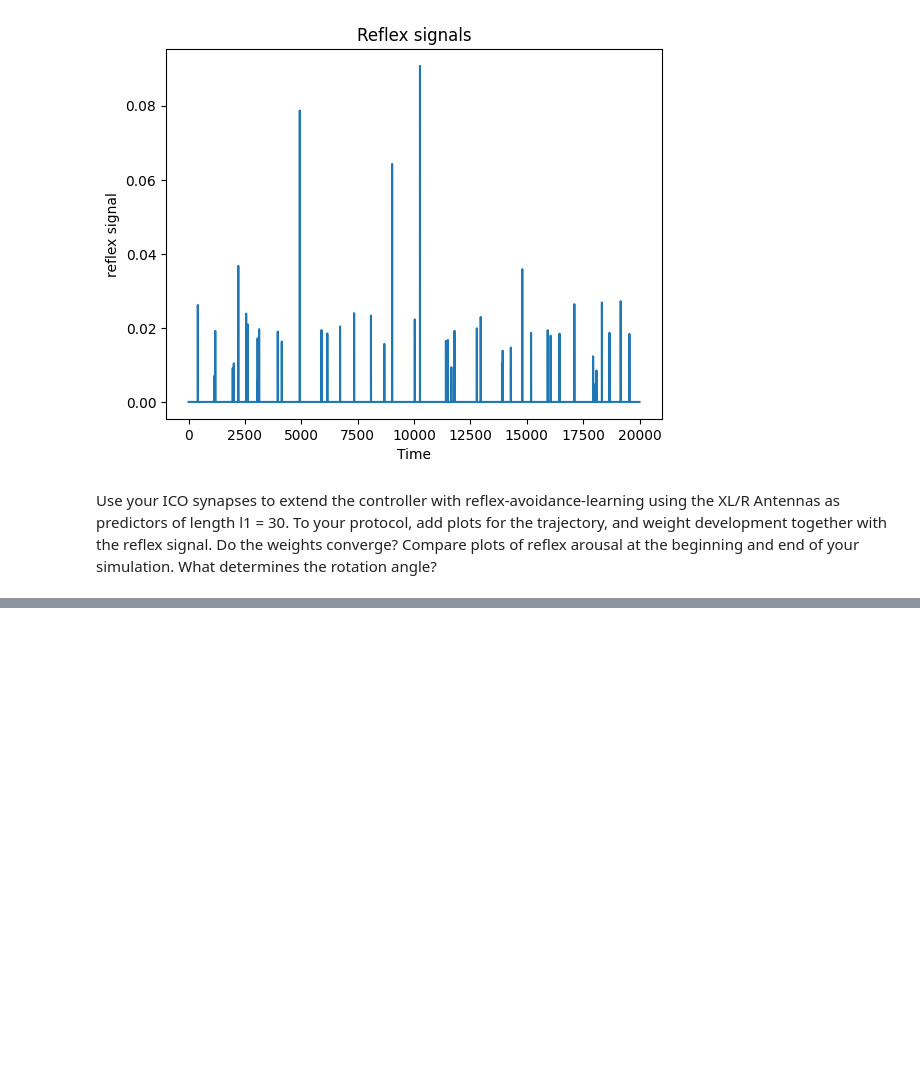
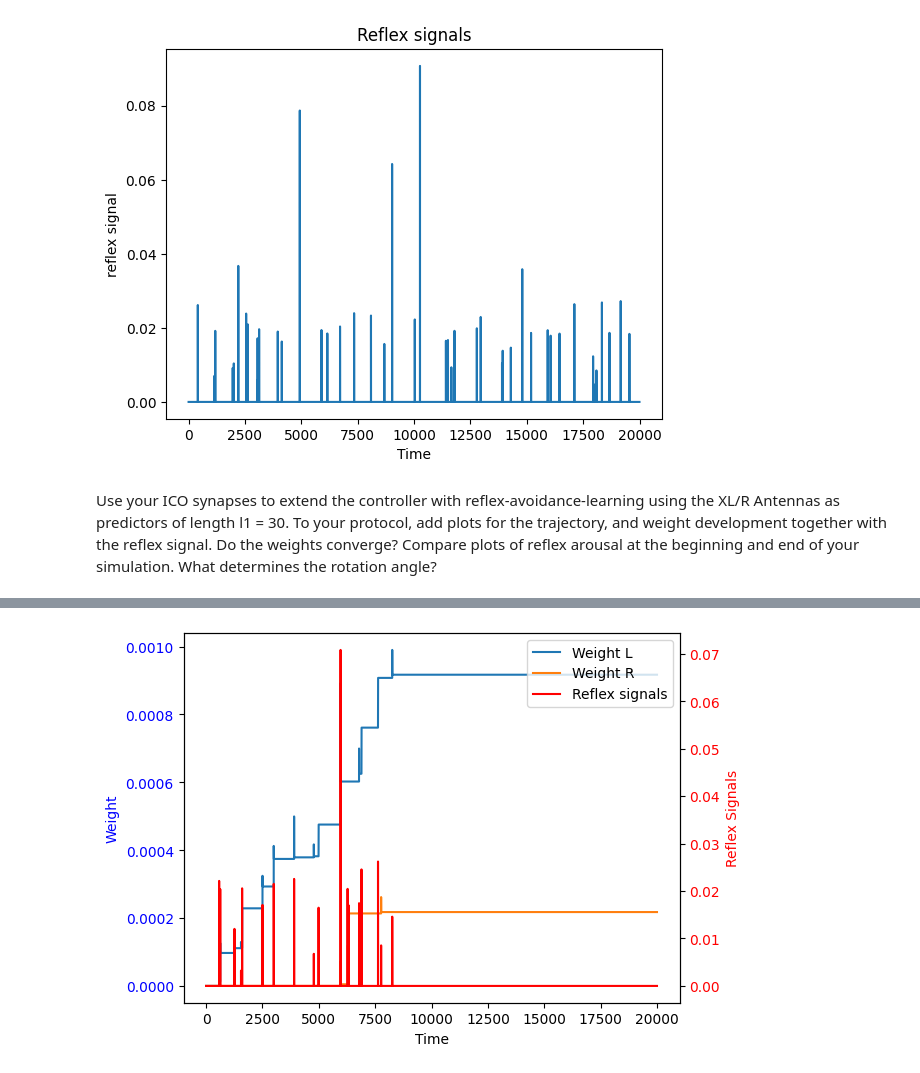
Before and after one commit to corinnawegner/CNS-SS2425, a Jupyter notebook: Assignment 2/2_4_wegner.ipynb, the cells around one changed output, grey strips where cells are left out. Cells and saved outputs as stored; diff of their text form; code cells hidden in the pictures; blank space fills up the shorter version.

```diff
--- a/Assignment 2/2_4_wegner.ipynb
+++ b/Assignment 2/2_4_wegner.ipynb
@@ -132,0 +304,24 @@ l_1 = 30
+# %%
+# Plot the primary y-axis data
+fig, ax1 = plt.subplots()
+
+# Plot Weight L and Weight R on the primary y-axis
+ax1.plot(list_t, list_weight_L, label="Weight L")
+ax1.plot(list_t, list_weight_R, label="Weight R")
+ax1.set_xlabel("Time")
+ax1.set_ylabel("Weight", color='blue')
+ax1.tick_params(axis='y', labelcolor='blue')
+
+# Create a twin y-axis to rescale reflex signals
+ax2 = ax1.twinx()
+ax2.plot(list_t, reflex_signals, label="Reflex signals", color='red')
+ax2.set_ylabel("Reflex Signals", color='red')
+ax2.tick_params(axis='y', labelcolor='red')
+
+# Add legends
+fig.legend(loc="upper right", bbox_to_anchor=(1, 1), bbox_transform=ax1.transAxes)
+
+# Show the plot
+plt.show()
+# %% [output]
+[figure, added]
```
Also changed, not shown: parts of 8 cells of this notebook, 1 other file.
